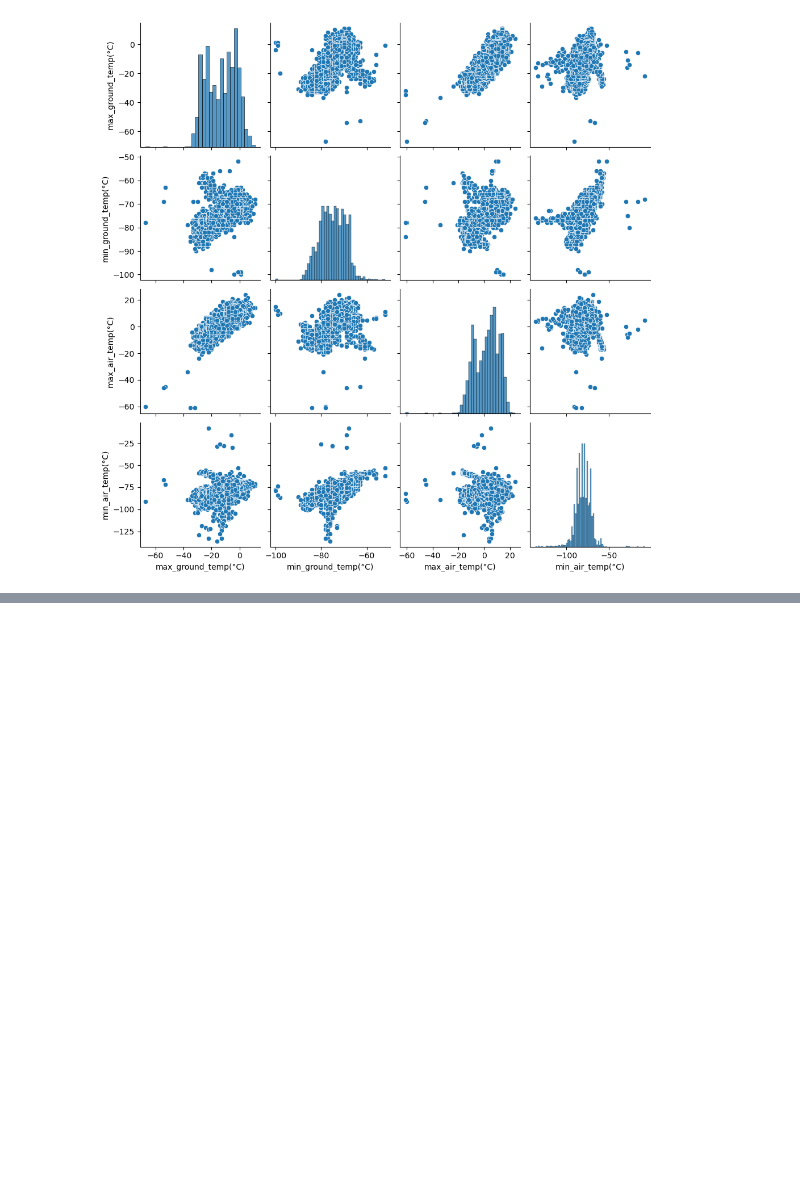
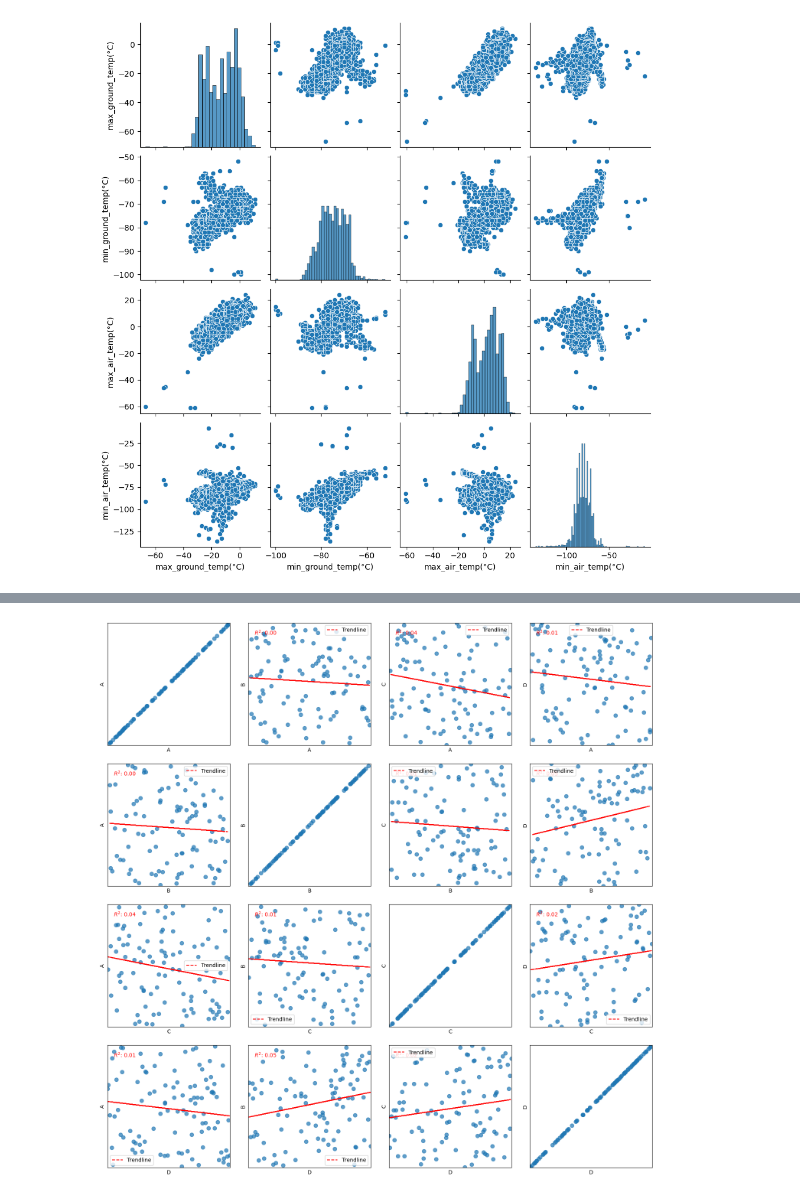
Before and after one commit to Shashikumar-ezhilarasu/marsrover-ML-model, a Jupyter notebook: marsrover.ipynb, the cells around one changed output, grey strips where cells are left out. Saved outputs shown, nothing was run; the diff lists cells and outputs as text; code cells hidden in the pictures; blank space fills up the shorter version.

```diff
--- a/marsrover.ipynb
+++ b/marsrover.ipynb
@@ -302,0 +342,54 @@ sns.pairplot(
+# %%
+import numpy as np
+import pandas as pd
+import matplotlib.pyplot as plt
+
+# Example dataset (replace with your relevant_df)
+np.random.seed(0)
+relevant_df = pd.DataFrame({
+    "A": np.random.rand(100) * 100,
+    "B": np.random.rand(100) * 50,
+    "C": np.random.randint(1, 200, 100),
+    "D": np.random.randint(10, 500, 100)
+})
+
+# Define the plot_trendline function
+def plot_trendline(ax, x, y):
+    """Plots a trendline and calculates R-squared value."""
+    # Fit a linear regression model
+    z = np.polyfit(x, y, 1)  # 1-degree polynomial (linear fit)
+    p = np.poly1d(z)
+    ax.plot(x, p(x), "r--", label="Trendline")  # Plot the trendline
+
+    # Calculate R-squared
+    correlation_matrix = np.corrcoef(x, y)
+    r_squared = correlation_matrix[0, 1] ** 2
+    ax.annotate(f"$R^2$: {r_squared:.2f}", xy=(0.05, 0.95), xycoords="axes fraction",
+                fontsize=10, color="red", ha="left", va="top")
+    ax.legend()
+
+# Create the subplots
+fig, axes = plt.subplots(nrows=len(relevant_df.columns), ncols=len(relevant_df.columns), figsize=(15, 15))
+
+# Iterate through the subplots and customize automatically
+for i, column_x in enumerate(relevant_df.columns):
+    for j, column_y in enumerate(relevant_df.columns):
+        if relevant_df[column_x].dtype == "datetime64[ns]":
+            relevant_df = relevant_df.sort_values(by=column_x)
+            axes[i][j].plot(relevant_df[column_x], relevant_df[column_y])
+        else:
+            axes[i][j].scatter(relevant_df[column_x], relevant_df[column_y], s=50, alpha=0.7)
+            axes[i][j].set_xlim([relevant_df[column_x].min() - 1, relevant_df[column_x].max() + 1])
+            if relevant_df[column_y].dtype != "datetime64[ns]":
+                axes[i][j].set_ylim([relevant_df[column_y].min() - 1, relevant_df[column_y].max() + 1])
+            if i != j and not relevant_df[column_x].dtype == "datetime64[ns]" and not relevant_df[column_y].dtype == "datetime64[ns]":
+                plot_trendline(axes[i][j], relevant_df[column_x], relevant_df[column_y])
+        axes[i][j].set_xlabel(column_x)
+        axes[i][j].set_ylabel(column_y)
+        axes[i][j].set_xticks([])
+        axes[i][j].set_yticks([])
+
+plt.tight_layout(pad=2.0)
+plt.show()
+# %% [output]
+[figure, added]
```
Also changed, not shown: parts of 5 cells of this notebook.
